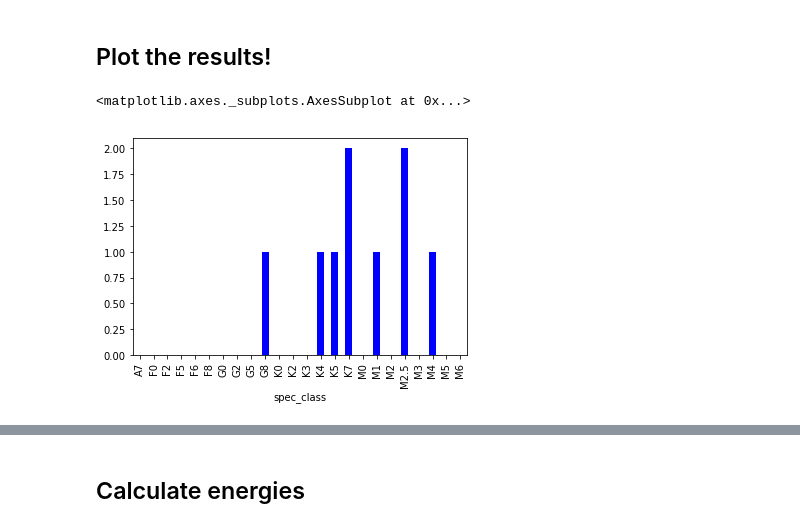
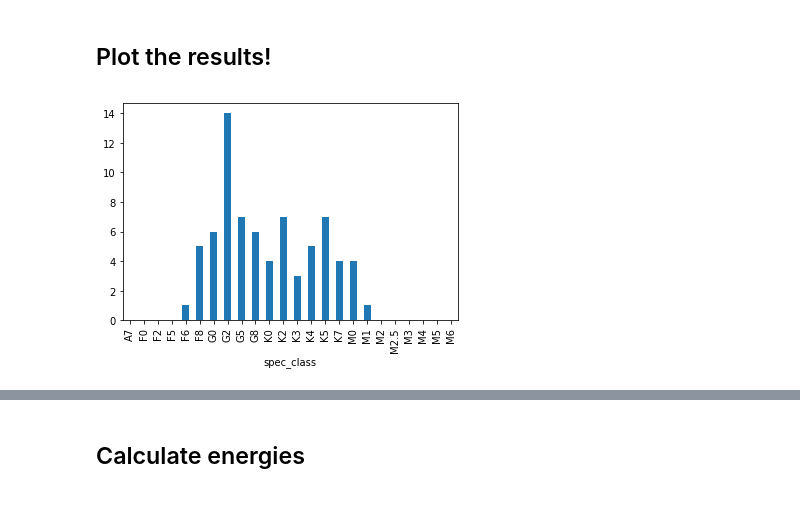
Before and after one commit to ekaterinailin/k2-panstarrs-sampedro, a Jupyter notebook: Energies.ipynb, the cells around one changed output, grey strips where cells are left out. Drawn from its saved outputs; the diff is of its cells as text; code cells hidden in the pictures.

```diff
--- a/Energies.ipynb
+++ b/Energies.ipynb
@@ -276,12 +297,18 @@ def optimize_spec_class_all(param_dict, tab_spec, debug=False):
 ## Here I test the pipeline for a single LC in Ruprecht 147, ID=219652181:
 # %%
 tab_spec = import_pickles98()
+cluster_dict = {'M67':['M67','M67', 15, 4.0],
+                'Ruprecht_147':['Ruprecht 147','Ruprecht_147', 30, 2.5, 300.],
+                'M44':['M44','M44', 47, 0.73, 181.5],
+                'M45':['M45','M45',55.,0.12,120.]
+               }
 
 #calculate distance modulus for cluster
-param_dict, basics = import_params()
+cluster = 'M67'
+params, basics = import_params(cluster, cluster_dict[cluster],debug=True)
 DM = lambda x: 5.*np.log10(float(x))-5.
 dm = DM(basics[3])
 global dm
 
-optimize_spec_class_ID(219753819,param_dict)
+optimize_spec_class_ID(211395699,params,tab_spec,debug=False)
 # %% [output]
@@ -295,8 +333,8 @@ Best results for spectral class and luminosity class: L=V and spec=None.
 # %% [markdown]
 ## If the test works, try to process the entire cluster with the function defined below
 # %%
-specs=optimize_spec_class_all(param_dict,tab_spec,debug=False)
-print(specs)
+specs=optimize_spec_class_all(params,tab_spec,debug=False)
+#print(specs.head())
 # %% [output]
 A value is trying to be set on a copy of a slice from a DataFrame
 
@@ -318,20 +342,13 @@ Name: results, dtype: object
 # %% [markdown]
 ## Plot the results!
-# %%
-%matplotlib inline
-from bokeh.io import show, output_file
-from bokeh.plotting import figure
-from bokeh.layouts import column
-
-df = import_pickles98()
-
-counts = specs.value_counts()
-
-output_file("bars.html")
-
-x = df.spec_class[df.lum_class == 'V']
-y = counts[x][11:]
-y.plot(kind = 'bar')
-# %% [output]
-<matplotlib.axes._subplots.AxesSubplot at 0x...>
-[figure, removed]
+# %%
+%matplotlib inline
+
+counts = specs.results.value_counts()
+y = counts[x][11:]
+
+plot = y.plot(kind = 'bar')
+fig = plot.get_figure()
+fig.savefig('docs/{}/{}_spec_Kp.jpg'.format(cluster,cluster),dpi=300)
+# %% [output]
+[figure, added]
```
Also changed, not shown: parts of 8 cells of this notebook, 1 other file.
